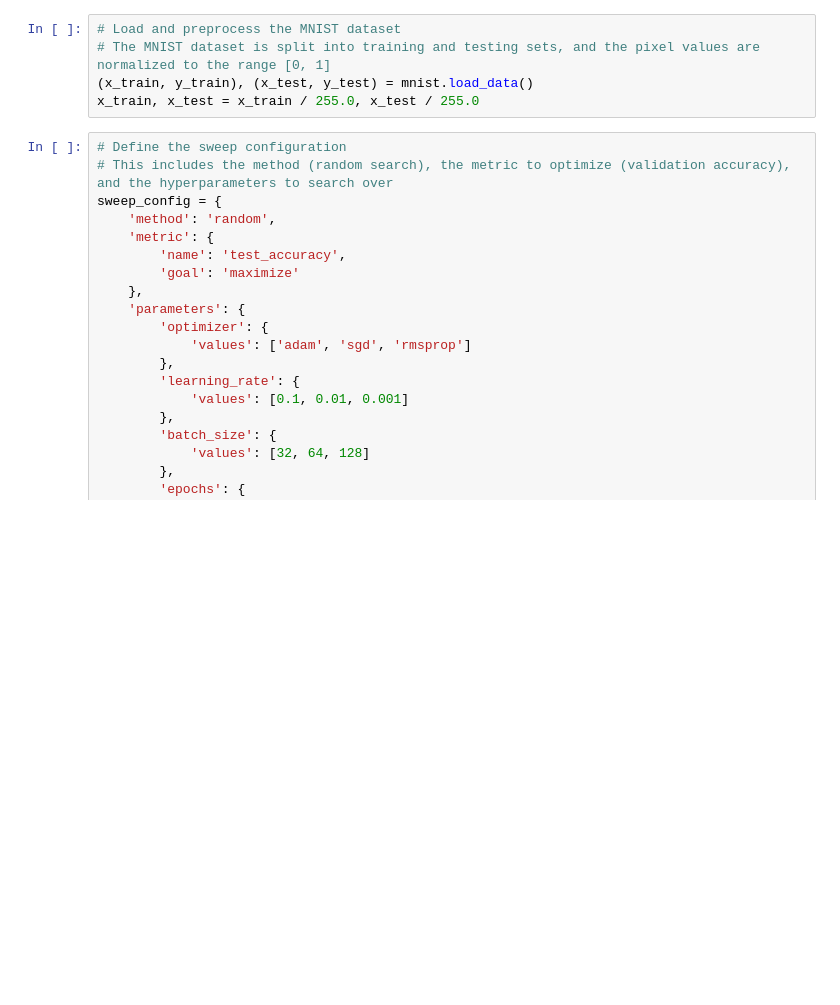
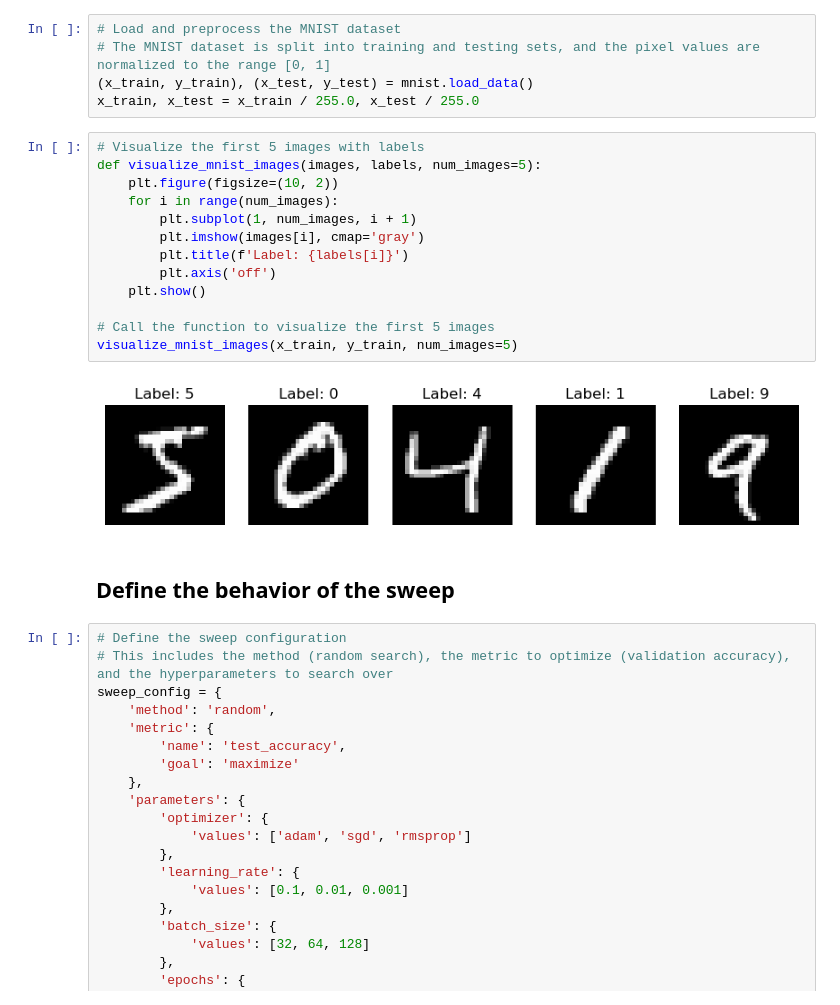
Before and after one commit to N-Jaro/Wandb_tutorial_cybergisx, a Jupyter notebook: WandB_tutorial_.ipynb, the cells around one changed output. Cells and saved outputs as stored; diff of their text form; blank space fills up the shorter version.

```diff
--- a/WandB_tutorial_.ipynb
+++ b/WandB_tutorial_.ipynb
@@ -303,6 +315,23 @@ from wandb.integration.keras import WandbMetricsLogger
 # The MNIST dataset is split into training and testing sets, and the pixel values are normalized to the range [0, 1]
 (x_train, y_train), (x_test, y_test) = mnist.load_data()
 x_train, x_test = x_train / 255.0, x_test / 255.0
+# %%
+# Visualize the first 5 images with labels
+def visualize_mnist_images(images, labels, num_images=5):
+    plt.figure(figsize=(10, 2))
+    for i in range(num_images):
+        plt.subplot(1, num_images, i + 1)
+        plt.imshow(images[i], cmap='gray')
+        plt.title(f'Label: {labels[i]}')
+        plt.axis('off')
+    plt.show()
+
+# Call the function to visualize the first 5 images
+visualize_mnist_images(x_train, y_train, num_images=5)
+# %% [output]
+[figure, added]
+# %% [markdown]
+## Define the behavior of the sweep
 # %%
 # Define the sweep configuration
 # This includes the method (random search), the metric to optimize (validation accuracy), and the hyperparameters to search over
```
Also changed, not shown: parts of 7 cells of this notebook.
